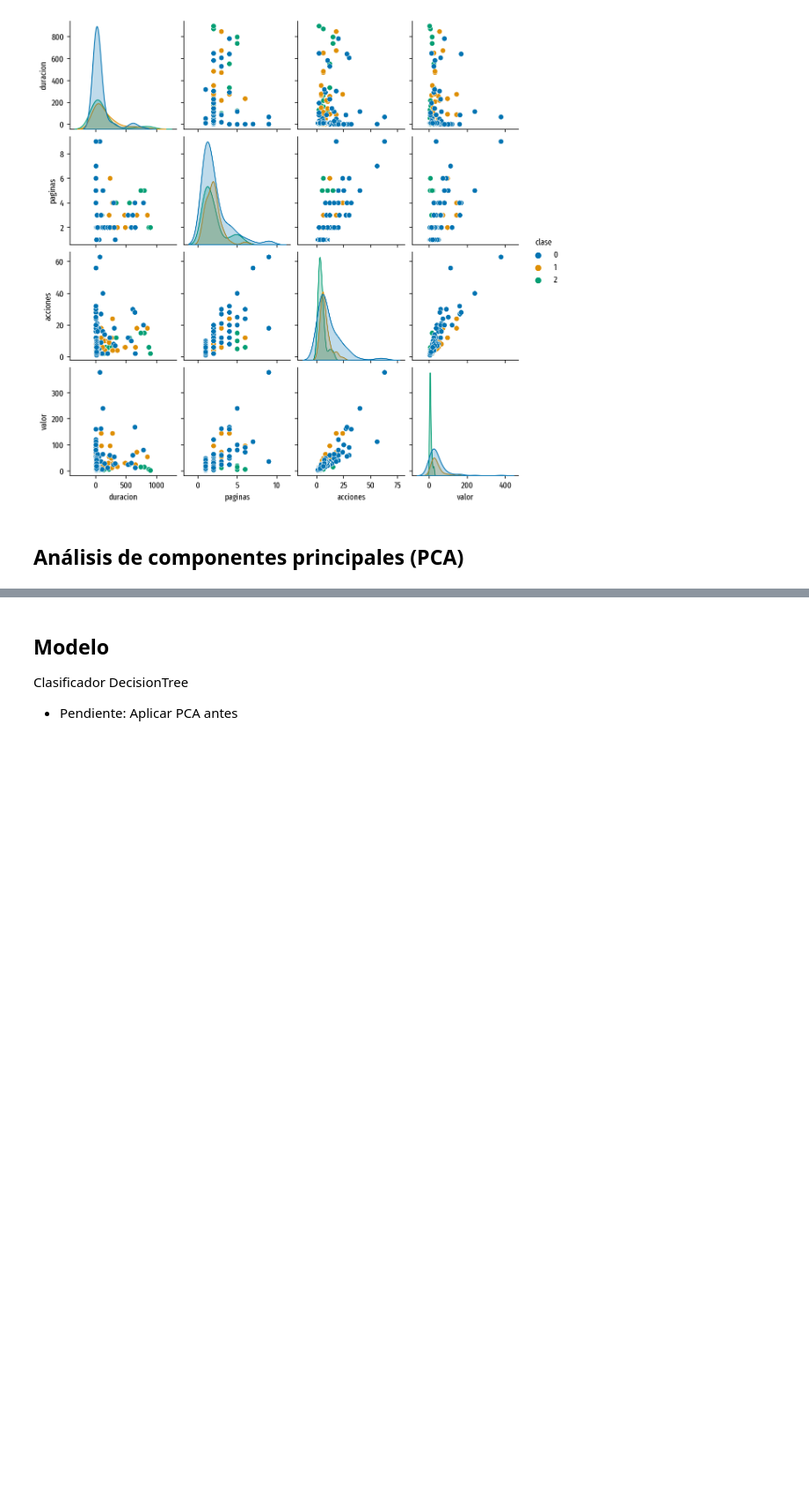
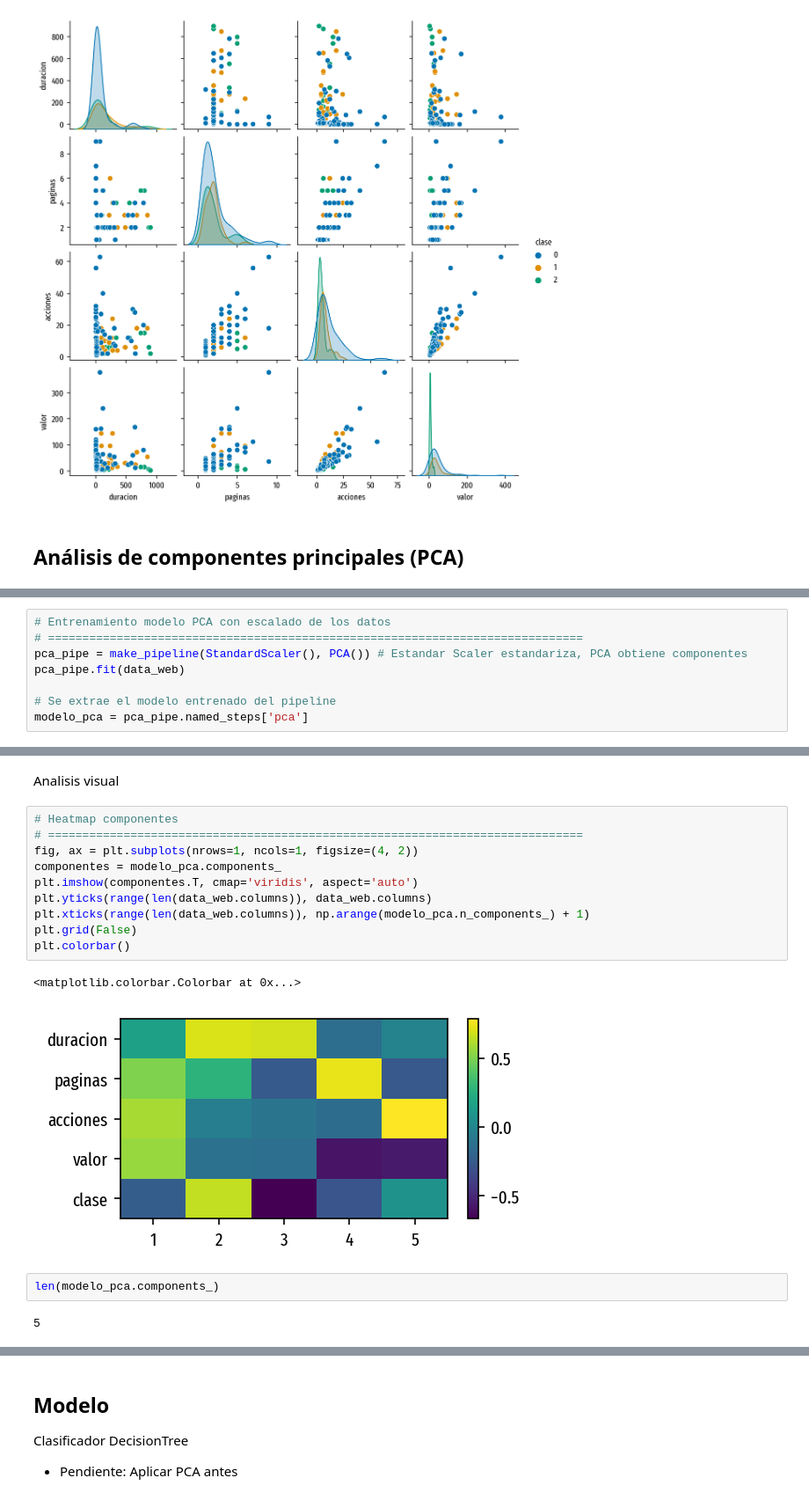
Before and after one commit to fabianigual/desafio-ml, a Jupyter notebook: desafio-ml.ipynb, the cells around one changed output, grey strips where cells are left out. Shown: that part at 88% size. Saved outputs shown, nothing was run; the diff lists cells and outputs as text; blank space fills up the shorter version.

Commit message:
analisis pca

```diff
--- a/desafio-ml.ipynb
+++ b/desafio-ml.ipynb
@@ -42,0 +70,8 @@ sns.pairplot(data_web, hue="clase", height = 2, palette = 'colorblind')
+# %%
+# Entrenamiento modelo PCA con escalado de los datos
+# ==============================================================================
+pca_pipe = make_pipeline(StandardScaler(), PCA()) # Estandar Scaler estandariza, PCA obtiene componentes
+pca_pipe.fit(data_web)
+
+# Se extrae el modelo entrenado del pipeline
+modelo_pca = pca_pipe.named_steps['pca']
@@ -42,0 +104,19 @@ sns.pairplot(data_web, hue="clase", height = 2, palette = 'colorblind')
+# %% [markdown]
+Analisis visual
+# %%
+# Heatmap componentes
+# ==============================================================================
+fig, ax = plt.subplots(nrows=1, ncols=1, figsize=(4, 2))
+componentes = modelo_pca.components_
+plt.imshow(componentes.T, cmap='viridis', aspect='auto')
+plt.yticks(range(len(data_web.columns)), data_web.columns)
+plt.xticks(range(len(data_web.columns)), np.arange(modelo_pca.n_components_) + 1)
+plt.grid(False)
+plt.colorbar()
+# %% [output]
+<matplotlib.colorbar.Colorbar at 0x...>
+[figure, added]
+# %%
+len(modelo_pca.components_)
+# %% [output]
+5
```
Also changed, not shown: parts of 7 cells of this notebook.
